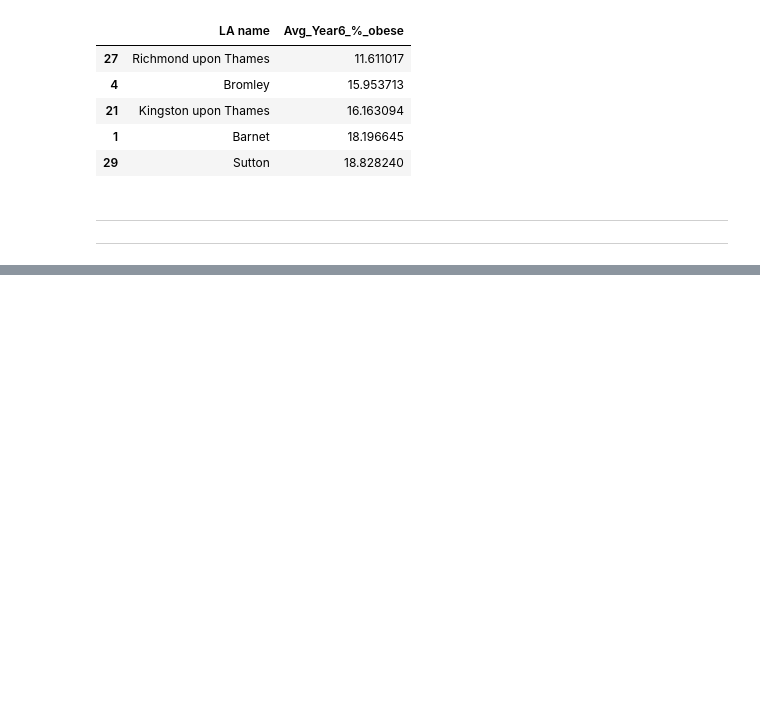
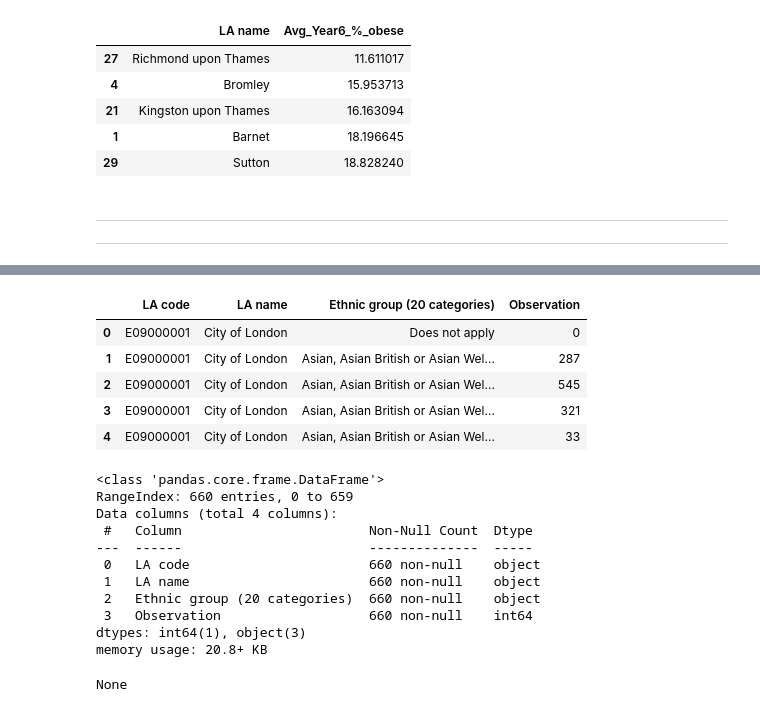
Before and after one commit to alixtrn/QM2-Final-Project---Childhood-Obesity-in-London, a Jupyter notebook: Isabella - obesity rate and outlet count.ipynb, the cells around one changed output, grey strips where cells are left out. Cells and saved outputs as stored; diff of their text form; code cells hidden in the pictures; blank space fills up the shorter version.

```diff
--- a/Isabella - obesity rate and outlet count.ipynb
+++ b/Isabella - obesity rate and outlet count.ipynb
@@ -304,0 +357,28 @@ average_year6_by_borough.sort_values(
+# %%
+# let's drop the 'Ethnic group (20 categories) Code' column as it's redundant with 'Ethnic group (20 categories)'
+ethnicity_data = ethnicity_data.drop(columns=['Ethnic group (20 categories) Code'])
+
+# let's convert 'Observation' to numeric, coercing errors to NaN
+ethnicity_data['Observation'] = pd.to_numeric(ethnicity_data['Observation'], errors='coerce')
+
+display(ethnicity_data.head())
+display(ethnicity_data.info()) #check
+# %% [output]
+|  | LA code | LA name | Ethnic group (20 categories) | Observation |
+| 0 | E09000001 | City of London | Does not apply | 0 |
+| 1 | E09000001 | City of London | Asian, Asian British or Asian Wel... | 287 |
+| 2 | E09000001 | City of London | Asian, Asian British or Asian Wel... | 545 |
+| 3 | E09000001 | City of London | Asian, Asian British or Asian Wel... | 321 |
+| 4 | E09000001 | City of London | Asian, Asian British or Asian Wel... | 33 |
+<class 'pandas.core.frame.DataFrame'>
+RangeIndex: 660 entries, 0 to 659
+Data columns (total 4 columns):
+ #   Column                        Non-Null Count  Dtype
+---  ------                        --------------  -----
+ 0   LA code                       660 non-null    object
+ 1   LA name                       660 non-null    object
+ 2   Ethnic group (20 categories)  660 non-null    object
+ 3   Observation                   660 non-null    int64
+dtypes: int64(1), object(3)
+memory usage: 20.8+ KB
+None
```
Also changed, not shown: parts of 9 cells of this notebook.
